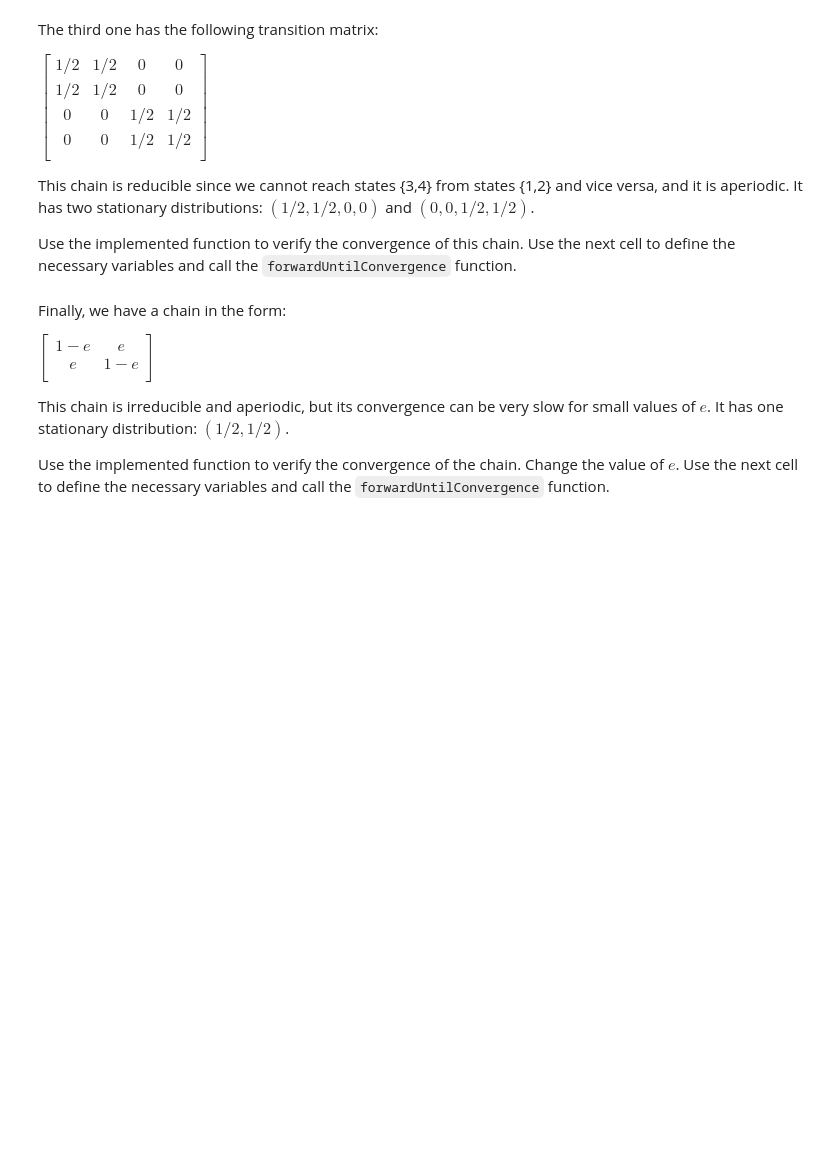
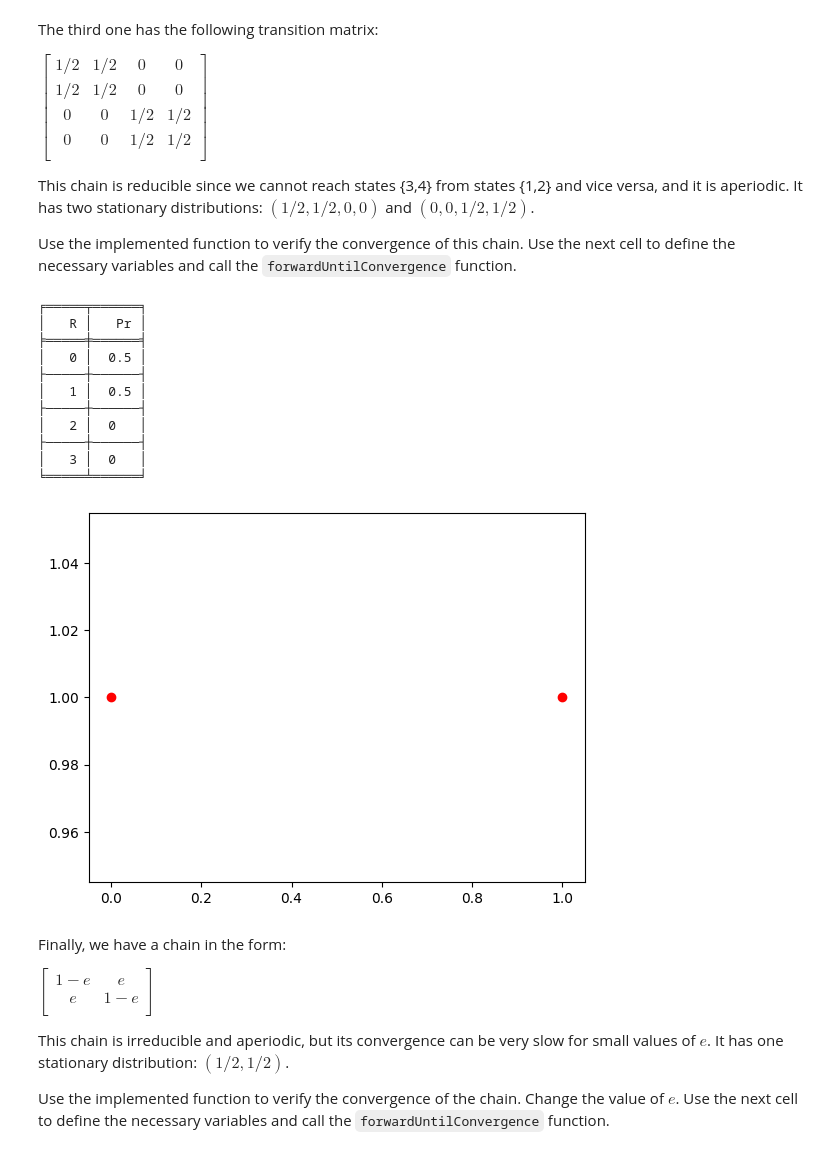
Before and after one commit to Scouttman/blp, a Jupyter notebook: COMP9418_W04_Markov_Chains_and_Hidden_Markov_Models.ipynb, the cells around one changed output. Saved outputs shown, nothing was run; the diff lists cells and outputs as text; code cells hidden in the pictures; blank space fills up the shorter version.

```diff
--- a/COMP9418_W04_Markov_Chains_and_Hidden_Markov_Models.ipynb
+++ b/COMP9418_W04_Markov_Chains_and_Hidden_Markov_Models.ipynb
@@ -454,33 +490,47 @@ Use the implemented function to verify the convergence of this chain. Use the ne
 # %%
 outcomeSpace_c3 = {
     'R':(0,1,2,3),
     'R_next':(0,1,2,3),
 }
 
 t = Factor(('R', 'R_next'), outcomeSpace_c3)
 t.table = np.array(
     [[.5, .5, 0, 0],
      [.5, .5, 0, 0],
-    ... # TODO
+    [0, 0,.5, .5],
+     [0, 0,.5, .5],
     ]
 )
 
 s = Factor(('R',), outcomeSpace_c3)
 s.table = np.array(
     [1,0,0,0]
 )
 
 ##################
 # Test code
 
 variable_remap = {
     "R_next": "R"
 }
 mm = MarkovModel(s, t, variable_remap)
 errors, state = mm.forwardUntilConvergence()
 print(state)
 plt.plot(errors, 'ro')
 plt.show()
+# %% [output]
+╒═════╤══════╕
+│   R │   Pr │
+╞═════╪══════╡
+│   0 │  0.5 │
+├─────┼──────┤
+│   1 │  0.5 │
+├─────┼──────┤
+│   2 │  0   │
+├─────┼──────┤
+│   3 │  0   │
+╘═════╧══════╛
+[figure, added]
 # %% [markdown]
 Finally, we have a chain in the form:
 
```
Also changed, not shown: parts of 5 cells of this notebook.
